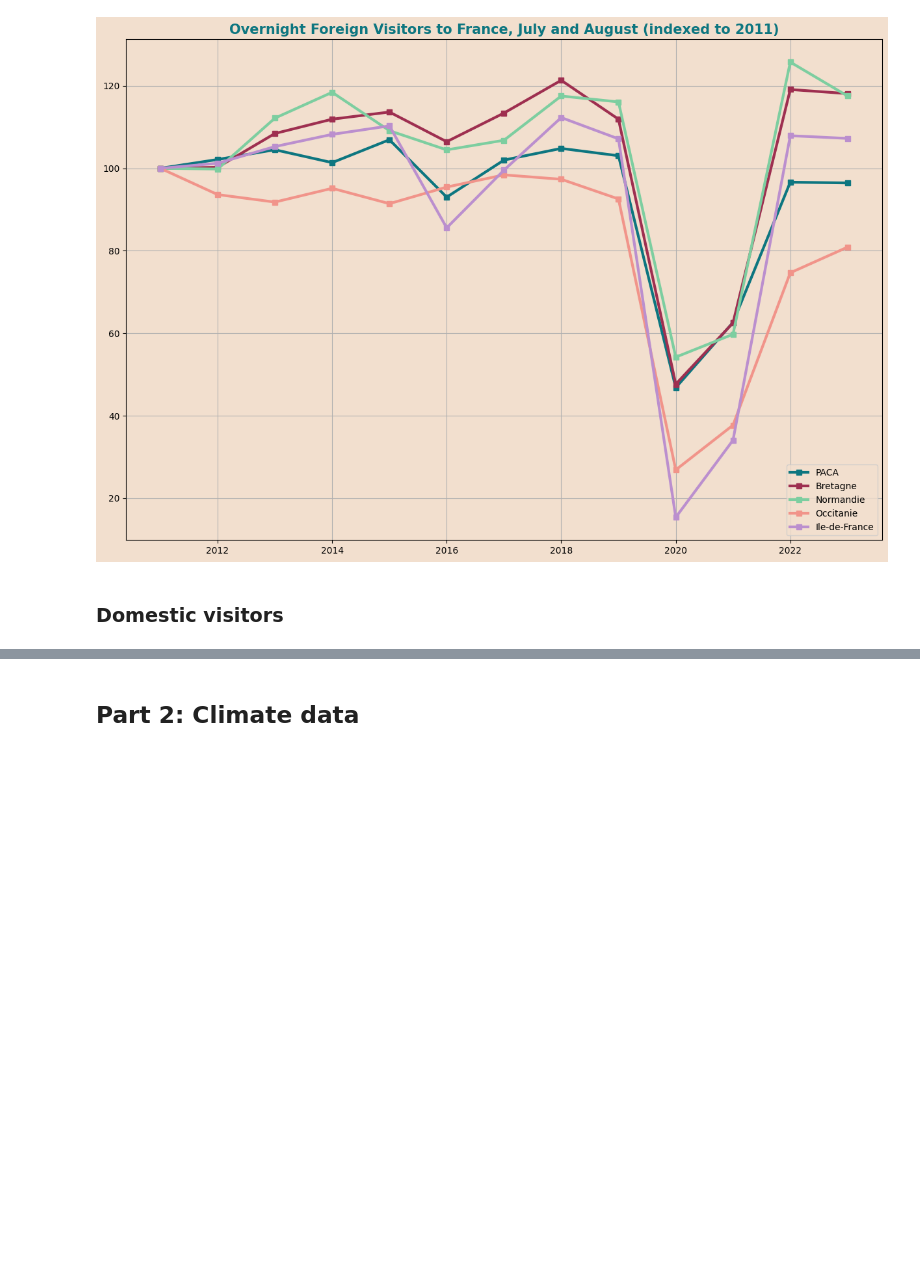
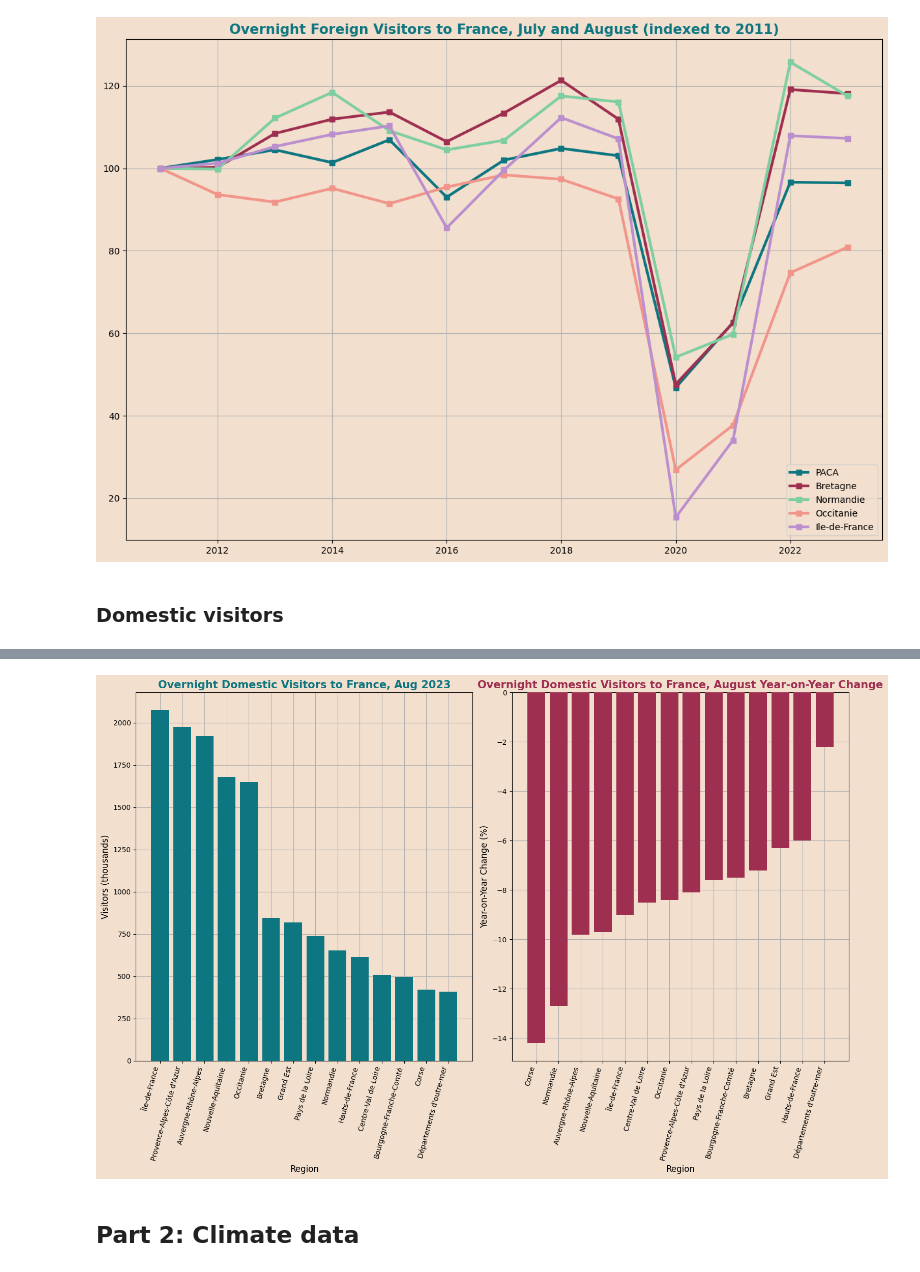
Before and after one commit to hbburke/France-Tourism, a Jupyter notebook: tourism.ipynb, the cells around one changed output, grey strips where cells are left out. Cells and saved outputs as stored; diff of their text form; code cells hidden in the pictures; blank space fills up the shorter version.

```diff
--- a/tourism.ipynb
+++ b/tourism.ipynb
@@ -522,0 +534,21 @@ ax.patch.set_facecolor('#F2DFCE')
+# %%
+aug_23 = residents.head(1)
+aug_23 = aug_23.transpose()
+aug_23 = aug_23.iloc[1:]
+aug_23 = aug_23.reset_index()
+aug_23.columns = ['region','visitors']
+aug_23['visitors'] = aug_23['visitors'].astype('float')
+aug_23 = aug_23.sort_values('visitors', ascending=False)
+
+aug_22 = residents.iloc[12]
+aug_22 = aug_22.transpose()
+aug_22 = aug_22.iloc[1:]
+aug_22 = aug_22.reset_index()
+aug_22.columns = ['region','visitors']
+aug_22['visitors'] = aug_22['visitors'].astype('float')
+aug_22 = aug_22.sort_values('visitors', ascending=False)
+# %%
+full_aug = pd.merge(left=aug_22, right=aug_23, how='inner', on='region', suffixes=('_22', '_23'))
+full_aug['yoy'] = (((full_aug['visitors_23'] - full_aug['visitors_22'])/ full_aug['visitors_22'])*100).round(1)
+full_aug = full_aug.sort_values('yoy', ascending=True)
+full_aug.head()
@@ -523,3 +562,28 @@ ax.patch.set_facecolor('#F2DFCE')
+# %%
+fig, axes = plt.subplots(1, 2, figsize=(15, 10))
+fig.patch.set_facecolor('#F2DFCE')
+
+axes[0].bar(aug_23.region, aug_23.visitors, color='#0D7680',zorder=3)
+axes[0].set_xlabel("Region", fontsize=12)
+axes[0].set_ylabel("Visitors (thousands)", fontsize=12)
+axes[0].set_title("Overnight Domestic Visitors to France, Aug 2023", fontsize=15, color= '#0D7680', fontweight='bold')
+axes[0].set_xticks(range(len(aug_23.region)), labels=aug_23.region, rotation=75, ha='right')
+axes[0].set_facecolor('#F2DFCE')
+axes[0].grid(zorder=0)
+
+axes[1].bar(full_aug.region, full_aug.yoy, color='#9e2f50', zorder=3)
+axes[1].set_xlabel("Region", fontsize=12)
+axes[1].set_ylabel("Year-on-Year Change (%)", fontsize=12)
+axes[1].set_title("Overnight Domestic Visitors to France, August Year-on-Year Change", fontsize=15, color= '#9e2f50', fontweight='bold')
+axes[1].set_xticks(range(len(full_aug.region)), labels=full_aug.region, rotation=75, ha='right')
+axes[1].set_facecolor('#F2DFCE')
+axes[1].grid(zorder=0)
+
+plt.tight_layout()
+
+plt.show()
+# %% [output]
+[figure, added]
 # %% [markdown]
 ## Part 2: Climate data
 # %% [markdown]
```
Also changed, not shown: parts of 20 cells of this notebook.
